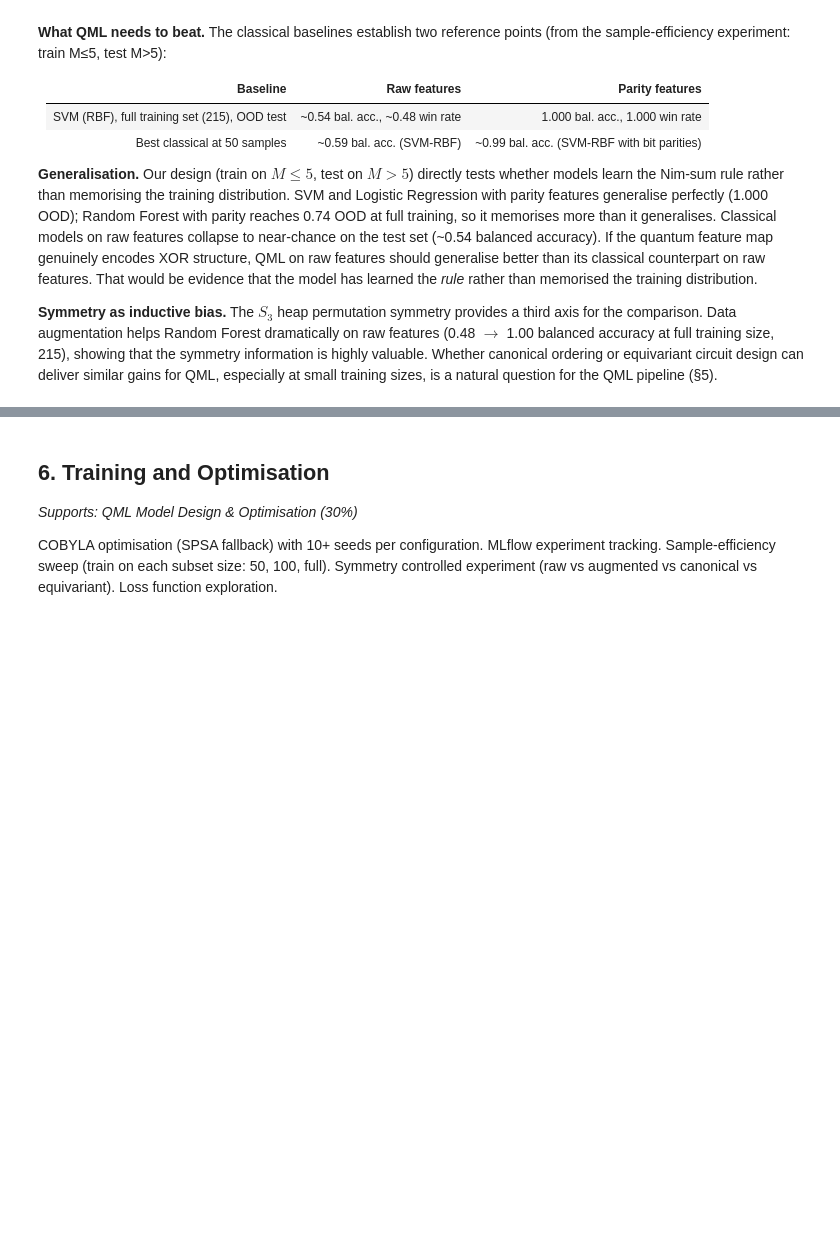
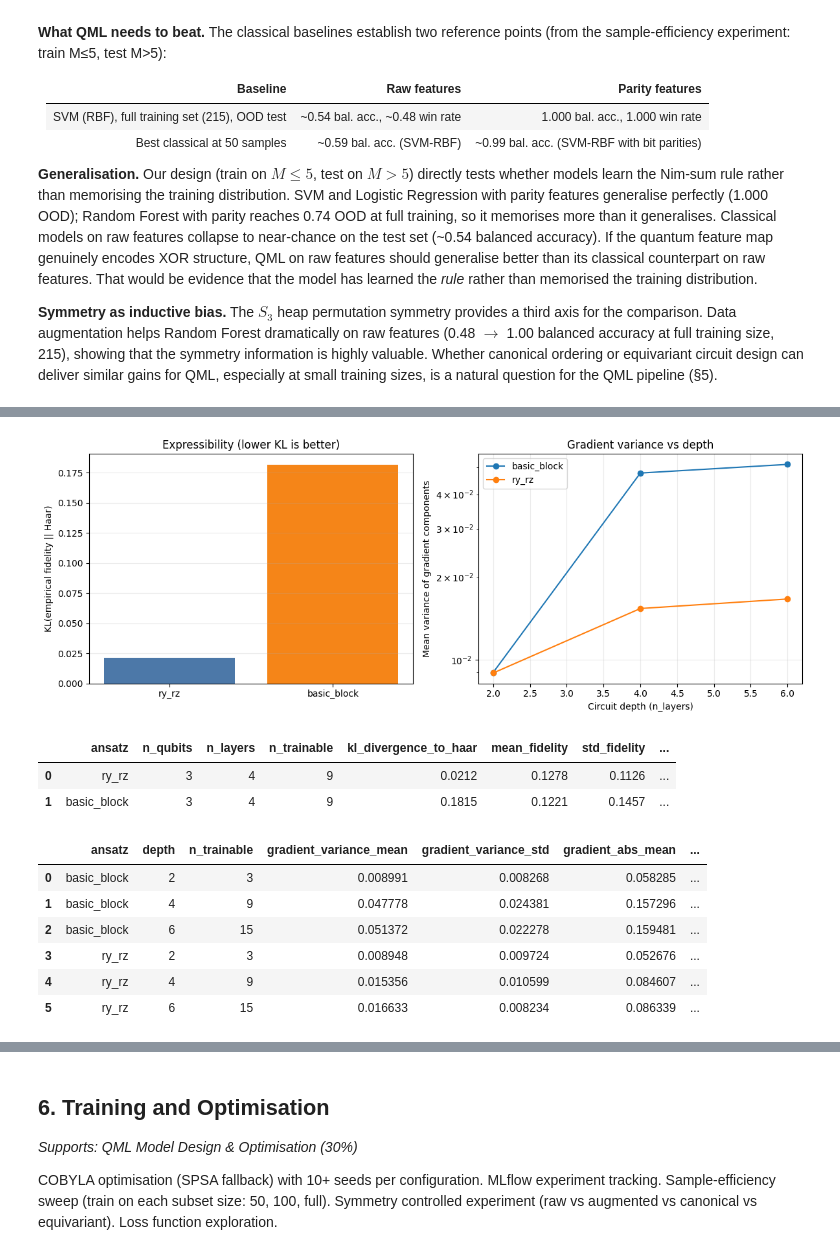
Before and after one commit to gelbh/comp47950-qml-project, a Jupyter notebook: notebooks/qml_project.ipynb, the cells around one changed output, grey strips where cells are left out. Drawn from its saved outputs; the diff is of its cells as text; code cells hidden in the pictures; blank space fills up the shorter version.

Commit message:
docs(notebook): update qml project report and experiment cells

```diff
--- a/notebooks/qml_project.ipynb
+++ b/notebooks/qml_project.ipynb
@@ -814,0 +1371,75 @@ At least two distinct VQC ansatze per encoding with different hypotheses about N
+# %%
+import matplotlib.pyplot as plt
+import pandas as pd
+
+from qml_project import compare_ansatz_expressibility, gradient_variance_vs_depth
+
+ansatze = ["basic_block", "ry_rz"]
+
+expressibility_df = compare_ansatz_expressibility(
+    ansatze=ansatze,
+    n_qubits=3,
+    n_features=3,
+    n_classes=2,
+    n_layers=4,
+    n_samples=128,
+    n_pairs=768,
+    n_bins=50,
+    seed=42,
+)
+
+depths = [2, 4, 6]
+grad_var_df = pd.concat(
+    [
+        gradient_variance_vs_depth(
+            ansatz=ansatz,
+            n_qubits=3,
+            n_features=3,
+            n_classes=2,
+            depths=depths,
+            cz_strategy="linear",
+            cz_seed=42,
+            n_initializations=12,
+            batch_size=6,
+            finite_diff_eps=1e-3,
+            seed=42,
+        )
+        for ansatz in ansatze
+    ],
+    ignore_index=True,
+)
+
+fig, axes = plt.subplots(1, 2, figsize=(12, 4.5))
+
+axes[0].bar(expressibility_df["ansatz"], expressibility_df["kl_divergence_to_haar"], color=["#4C78A8", "#F58518"])
+axes[0].set_title("Expressibility (lower KL is better)")
+axes[0].set_ylabel("KL(empirical fidelity || Haar)")
+axes[0].grid(axis="y", alpha=0.25)
+
+for ansatz in ansatze:
+    sub = grad_var_df[grad_var_df["ansatz"] == ansatz]
+    axes[1].plot(sub["depth"], sub["gradient_variance_mean"], marker="o", label=ansatz)
+axes[1].set_title("Gradient variance vs depth")
+axes[1].set_xlabel("Circuit depth (n_layers)")
+axes[1].set_ylabel("Mean variance of gradient components")
+axes[1].set_yscale("log")
+axes[1].grid(alpha=0.25)
+axes[1].legend()
+
+plt.tight_layout()
+plt.show()
+
+display(expressibility_df.round(4))
+display(grad_var_df.round(6))
+# %% [output]
+[figure, added]
+|  | ansatz | n_qubits | n_layers | n_trainable | kl_divergence_to_haar | mean_fidelity | std_fidelity | ... |
+| 0 | ry_rz | 3 | 4 | 9 | 0.0212 | 0.1278 | 0.1126 | ... |
+| 1 | basic_block | 3 | 4 | 9 | 0.1815 | 0.1221 | 0.1457 | ... |
+|  | ansatz | depth | n_trainable | gradient_variance_mean | gradient_variance_std | gradient_abs_mean | ... |
+| 0 | basic_block | 2 | 3 | 0.008991 | 0.008268 | 0.058285 | ... |
+| 1 | basic_block | 4 | 9 | 0.047778 | 0.024381 | 0.157296 | ... |
+| 2 | basic_block | 6 | 15 | 0.051372 | 0.022278 | 0.159481 | ... |
+| 3 | ry_rz | 2 | 3 | 0.008948 | 0.009724 | 0.052676 | ... |
+| 4 | ry_rz | 4 | 9 | 0.015356 | 0.010599 | 0.084607 | ... |
+| 5 | ry_rz | 6 | 15 | 0.016633 | 0.008234 | 0.086339 | ... |
```
Also changed, not shown: parts of 20 cells of this notebook.
